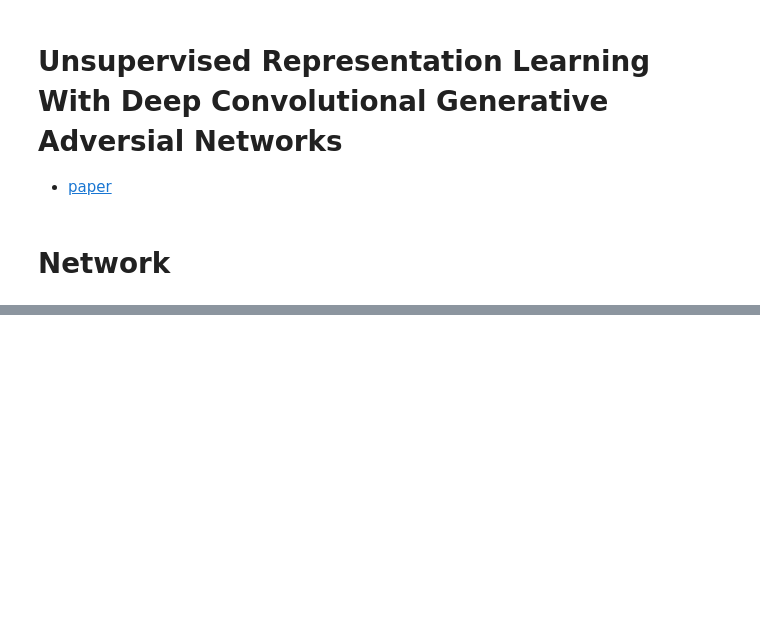
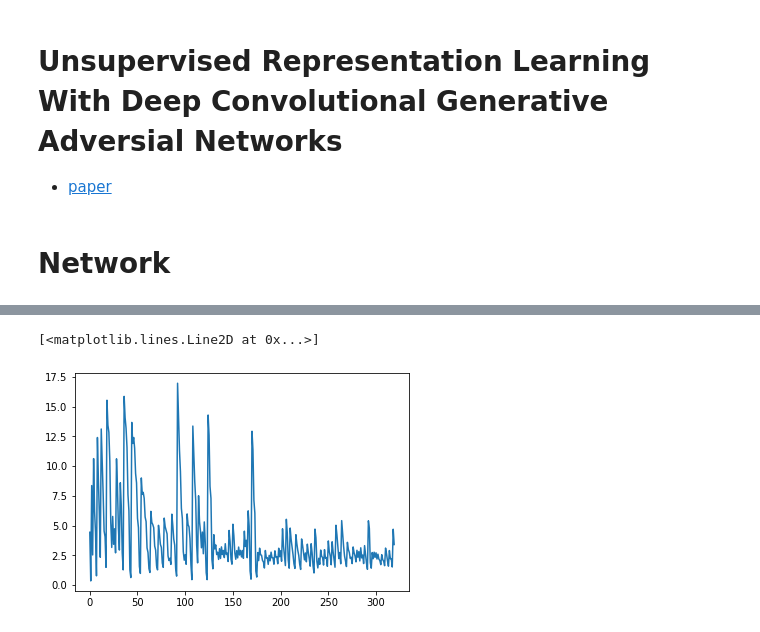
Before and after one commit to bradley-ray/implementing-deep-learn-papers, a Jupyter notebook: deep_convolutional_gan.ipynb, the cells around one changed output, grey strips where cells are left out. Saved outputs shown, nothing was run; the diff lists cells and outputs as text; code cells hidden in the pictures; blank space fills up the shorter version.

```diff
--- a/deep_convolutional_gan.ipynb
+++ b/deep_convolutional_gan.ipynb
@@ -111,0 +264,5 @@ class Discriminator(nn.Module):
+# %%
+plt.plot(gen_loss)
+# %% [output]
+[<matplotlib.lines.Line2D at 0x...>]
+[figure, added]
```
Also changed, not shown: parts of 15 cells of this notebook.
